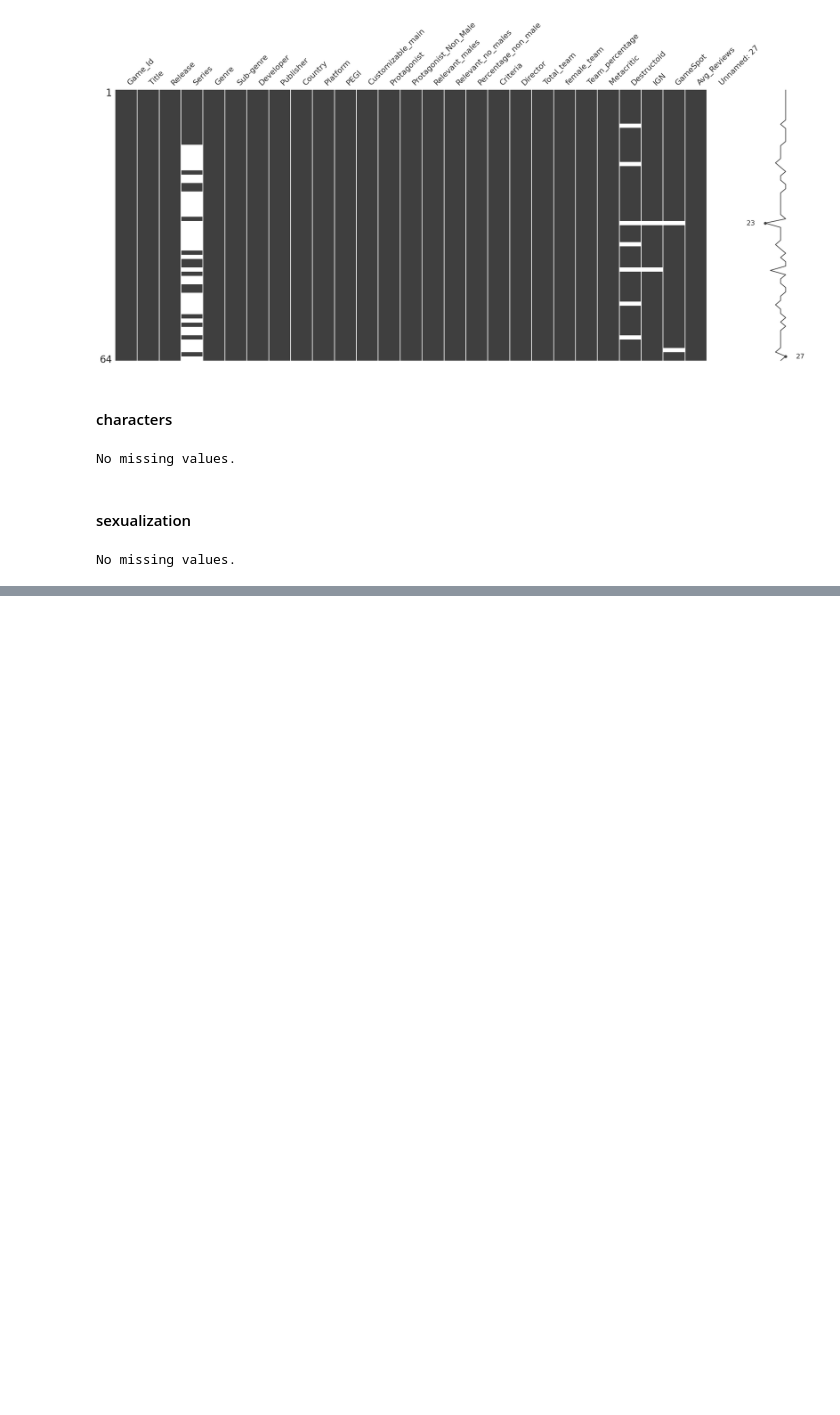
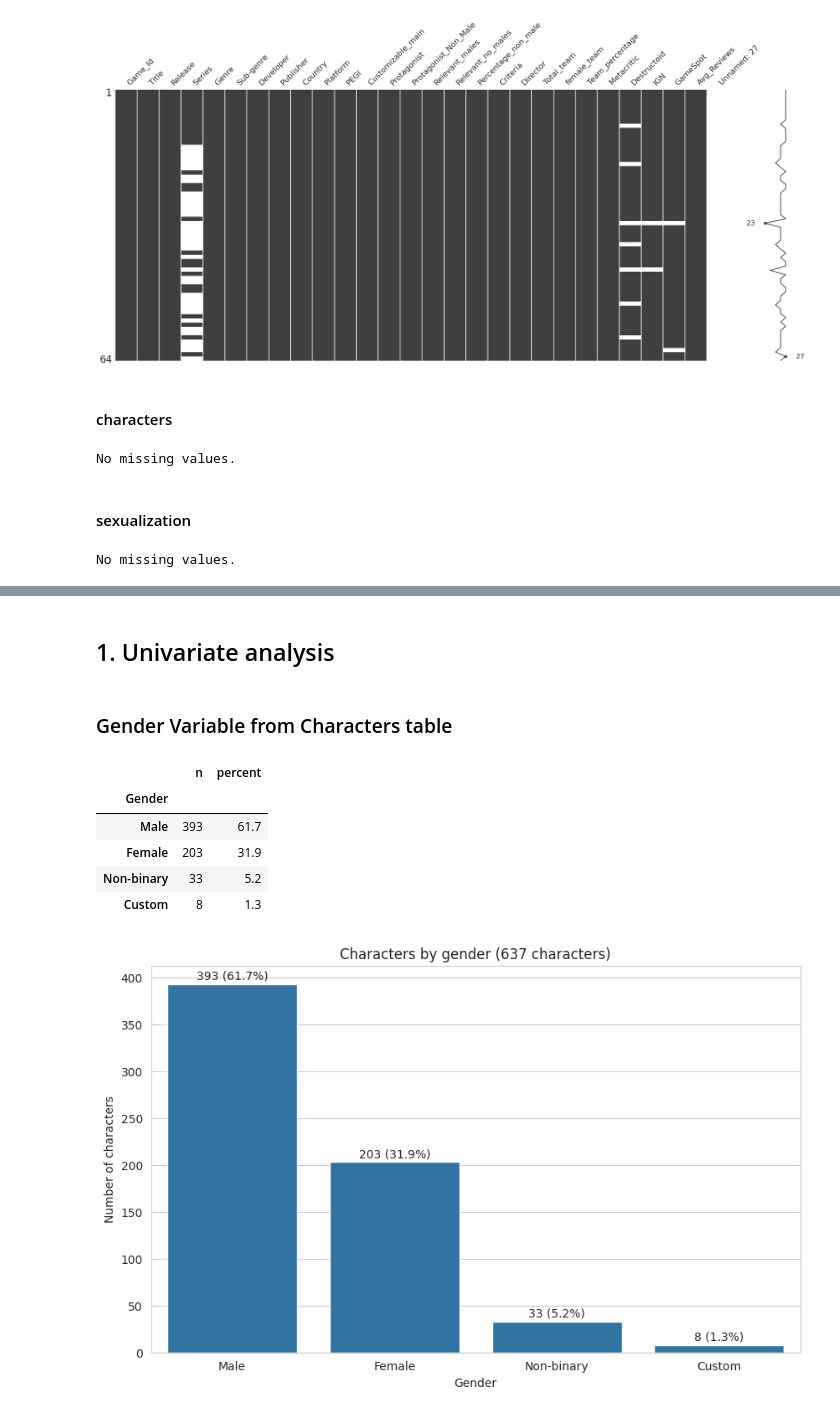
Before and after one commit to IA-P1-BCN/EDA_Manon, a Jupyter notebook: Gender Representation in Video Games.ipynb, the cells around one changed output, grey strips where cells are left out. Drawn from its saved outputs; the diff is of its cells as text; code cells hidden in the pictures; blank space fills up the shorter version.

```diff
--- a/Gender Representation in Video Games.ipynb
+++ b/Gender Representation in Video Games.ipynb
@@ -350,0 +551,22 @@ No duplicates found.
+# %%
+# Finding columns whose name has a space, a hyphen, or does not start with a capital letter
+
+for name, d in tables.items():
+    bad = [c for c in d.columns if c != c.strip() or " " in c or "-" in c or not c[0].isupper()]
+    print(f"{name}: {bad if bad else 'names OK'}")
+
+rename_map = {
+    "games": {"female_team": "Female_team"},
+    "sexualization": {
+        "Damsel in Distress": "Damsel_in_distress",
+        "Sexualized Cutscenes": "Sexualized_cutscenes",
+    },
+}
+
+for name, mapping in rename_map.items():
+    tables[name] = tables[name].rename(columns=mapping)
+
+print(tables["sexualization"].columns.tolist())
+
+d.columns.tolist()
+d.head()
@@ -350,0 +608,35 @@ No duplicates found.
+# %% [markdown]
+## 1. Univariate analysis
+# %% [markdown]
+### Gender Variable from Characters table
+# %%
+characters = tables["characters"]
+
+# 1. The numbers
+counts = characters["Gender"].value_counts()
+summary = pd.DataFrame({
+    "n": counts,
+    "percent": (counts / len(characters) * 100).round(1),
+})
+display(summary)
+
+# 2. Bar chart
+fig, ax = plt.subplots()
+sns.barplot(x=counts.index, y=counts.values, ax=ax)
+ax.set_title("Characters by gender (637 characters)")
+ax.set_xlabel("Gender")
+ax.set_ylabel("Number of characters")
+
+# write "n (percent)" above each bar
+for i, n in enumerate(counts.values):
+    ax.text(i, n + 5, f"{n} ({n / len(characters) * 100:.1f}%)", ha="center")
+
+plt.show()
+# %% [output]
+|  | n | percent |
+| Gender |  |  |
+| Male | 393 | 61.7 |
+| Female | 203 | 31.9 |
+| Non-binary | 33 | 5.2 |
+| Custom | 8 | 1.3 |
+[figure, added]
```
Also changed, not shown: parts of 59 cells of this notebook.
